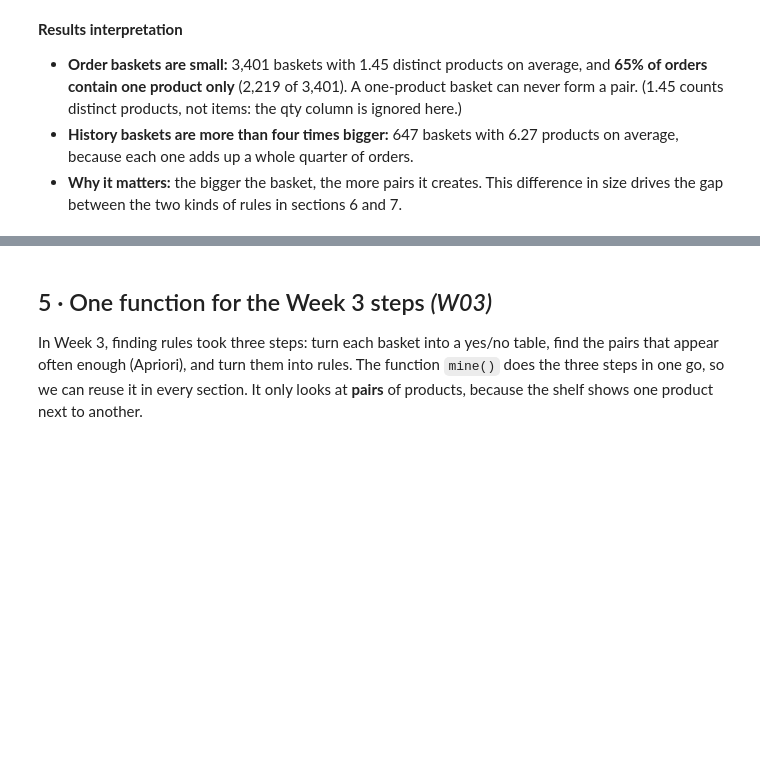
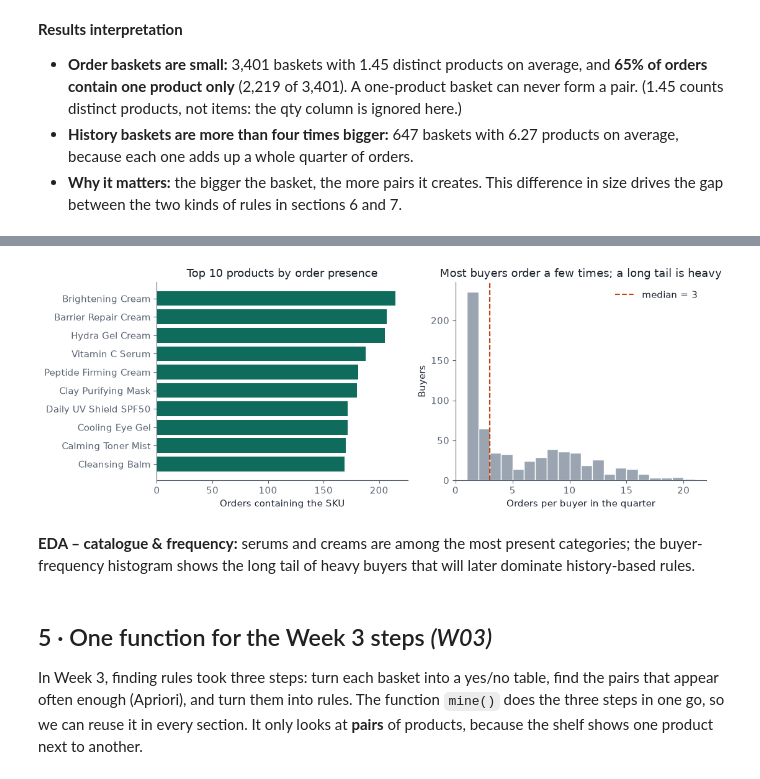
Before and after one commit to N1Rizhka/New-Media-Technology-and-Analytics---Final-Project, a Jupyter notebook: Q15_shelf_association_rules.ipynb, the cells around one changed output, grey strips where cells are left out. Drawn from its saved outputs; the diff is of its cells as text; code cells hidden in the pictures; blank space fills up the shorter version.

```diff
--- a/Q15_shelf_association_rules.ipynb
+++ b/Q15_shelf_association_rules.ipynb
@@ -235,3 +329,26 @@ products per order: {1: 2219, 2: 850, 3: 332}
+# %%
+# Chart 4 — Top SKUs and orders-per-buyer distribution
+fig, axes = plt.subplots(1, 2, figsize=(11, 4.2))
+
+sku = lines.groupby("sku_name")["order_id"].nunique().sort_values(ascending=False).head(10)
+axes[0].barh(sku.index[::-1], sku.values[::-1], color=ACCENT)
+axes[0].set_xlabel("Orders containing the SKU")
+axes[0].set_title("Top 10 products by order presence")
+
+buyer_n = users.loc[users["n_orders"] > 0, "n_orders"]
+axes[1].hist(buyer_n, bins=range(1, int(buyer_n.max()) + 2), color=LIGHT, edgecolor="white")
+axes[1].axvline(buyer_n.median(), color=WARM, linestyle="--", label=f"median = {buyer_n.median():.0f}")
+axes[1].set_xlabel("Orders per buyer in the quarter")
+axes[1].set_ylabel("Buyers")
+axes[1].set_title("Most buyers order a few times; a long tail is heavy")
+axes[1].legend(frameon=False)
+fig.tight_layout()
+fig.savefig(FIG / "fig_top_skus_and_frequency.png", dpi=160, bbox_inches="tight")
+plt.show()
+# %% [output]
+[figure, added]
+# %% [markdown]
+**EDA – catalogue & frequency:** serums and creams are among the most present categories; the buyer-frequency histogram shows the long tail of heavy buyers that will later dominate history-based rules.
 # %% [markdown]
 ## 5 · One function for the Week 3 steps *(W03)*
 In Week 3, finding rules took three steps: turn each basket into a yes/no table, find the pairs that appear often enough (Apriori), and turn them into rules. The function `mine()` does the three steps in one go, so we can reuse it in every section. It only looks at **pairs** of products, because the shelf shows one product next to another.
```
Also changed, not shown: parts of 26 cells of this notebook, 18 other files.
